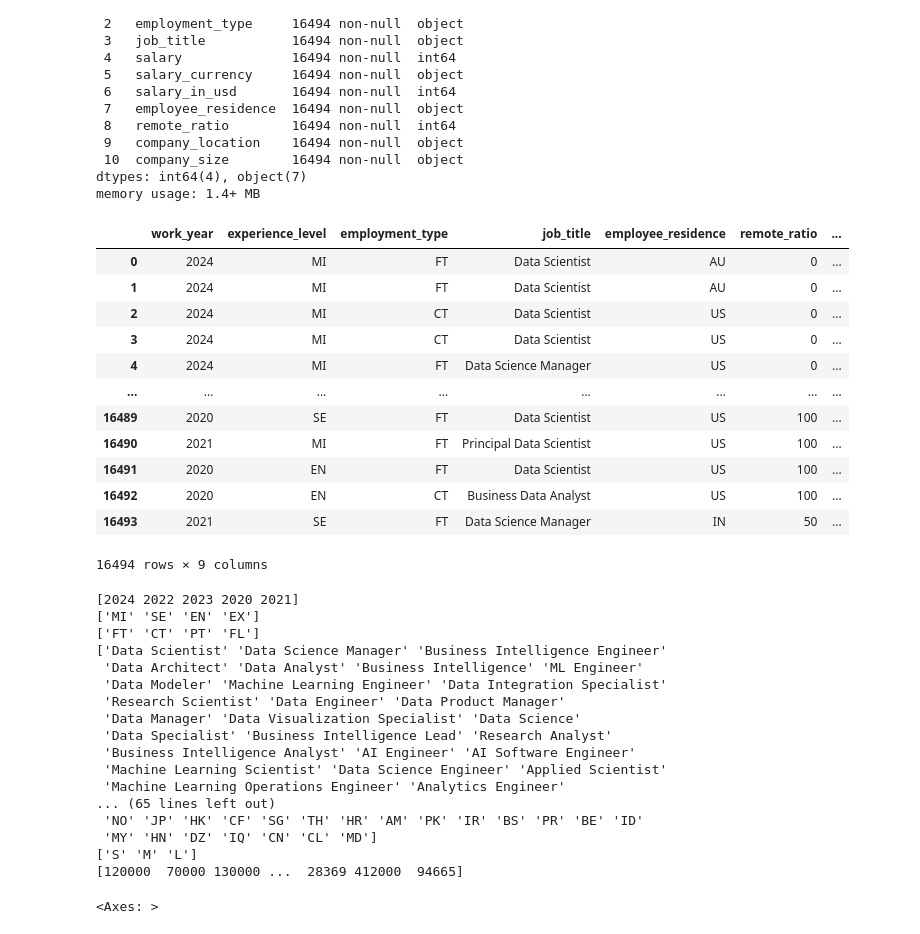
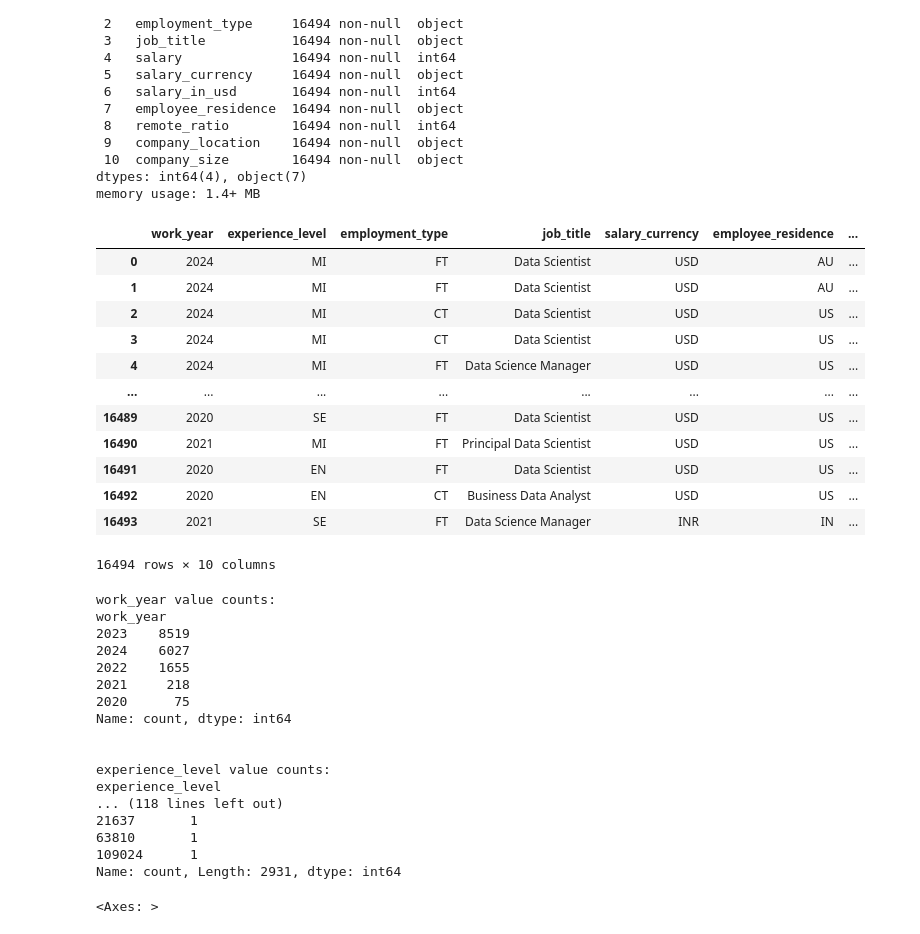
Before and after one commit to YanCotta/SDS-CP032-mlpaygrade, a Jupyter notebook: submissions/team-members/hien-nguyen/salaries_prediction.ipynb, the cells around one changed output. Drawn from its saved outputs; the diff is of its cells as text; code cells hidden in the pictures.

Commit message:
EDA & feature engineering

```diff
--- a/submissions/team-members/hien-nguyen/salaries_prediction.ipynb
+++ b/submissions/team-members/hien-nguyen/salaries_prediction.ipynb
@@ -32,46 +46,49 @@ Data columns (total 11 columns):
 dtypes: int64(4), object(7)
 memory usage: 1.4+ MB
 # %%
-salaries = salaries[['work_year', 'experience_level', 'employment_type', 'job_title',
+salaries = salaries[['work_year', 'experience_level', 'employment_type', 'job_title', 'salary_currency',
                       'employee_residence', 'remote_ratio', 'company_location', 'company_size',
                       'salary_in_usd']]
 salaries
 # %% [output]
-|  | work_year | experience_level | employment_type | job_title | employee_residence | remote_ratio | ... |
-| 0 | 2024 | MI | FT | Data Scientist | AU | 0 | ... |
-| 1 | 2024 | MI | FT | Data Scientist | AU | 0 | ... |
-| 2 | 2024 | MI | CT | Data Scientist | US | 0 | ... |
-| 3 | 2024 | MI | CT | Data Scientist | US | 0 | ... |
-| 4 | 2024 | MI | FT | Data Science Manager | US | 0 | ... |
+|  | work_year | experience_level | employment_type | job_title | salary_currency | employee_residence | ... |
+| 0 | 2024 | MI | FT | Data Scientist | USD | AU | ... |
+| 1 | 2024 | MI | FT | Data Scientist | USD | AU | ... |
+| 2 | 2024 | MI | CT | Data Scientist | USD | US | ... |
+| 3 | 2024 | MI | CT | Data Scientist | USD | US | ... |
+| 4 | 2024 | MI | FT | Data Science Manager | USD | US | ... |
 | ... | ... | ... | ... | ... | ... | ... | ... |
-| 16489 | 2020 | SE | FT | Data Scientist | US | 100 | ... |
-| 16490 | 2021 | MI | FT | Principal Data Scientist | US | 100 | ... |
-| 16491 | 2020 | EN | FT | Data Scientist | US | 100 | ... |
-| 16492 | 2020 | EN | CT | Business Data Analyst | US | 100 | ... |
-| 16493 | 2021 | SE | FT | Data Science Manager | IN | 50 | ... |
+| 16489 | 2020 | SE | FT | Data Scientist | USD | US | ... |
+| 16490 | 2021 | MI | FT | Principal Data Scientist | USD | US | ... |
+| 16491 | 2020 | EN | FT | Data Scientist | USD | US | ... |
+| 16492 | 2020 | EN | CT | Business Data Analyst | USD | US | ... |
+| 16493 | 2021 | SE | FT | Data Science Manager | INR | IN | ... |
-16494 rows × 9 columns
+16494 rows × 10 columns
 # %%
 cols = salaries.columns.values
-for col in cols:
-    print(salaries[col].unique())
+
+for col in salaries.columns:
+    print(f"{col} value counts:")
+    print(salaries[col].value_counts(dropna=False))
+    print("\n")
 # %% [output]
-[2024 2022 2023 2020 2021]
-['MI' 'SE' 'EN' 'EX']
-['FT' 'CT' 'PT' 'FL']
-['Data Scientist' 'Data Science Manager' 'Business Intelligence Engineer'
- 'Data Architect' 'Data Analyst' 'Business Intelligence' 'ML Engineer'
- 'Data Modeler' 'Machine Learning Engineer' 'Data Integration Specialist'
- 'Research Scientist' 'Data Engineer' 'Data Product Manager'
- 'Data Manager' 'Data Visualization Specialist' 'Data Science'
- 'Data Specialist' 'Business Intelligence Lead' 'Research Analyst'
- 'Business Intelligence Analyst' 'AI Engineer' 'AI Software Engineer'
- 'Machine Learning Scientist' 'Data Science Engineer' 'Applied Scientist'
- 'Machine Learning Operations Engineer' 'Analytics Engineer'
-... (65 lines left out)
- 'NO' 'JP' 'HK' 'CF' 'SG' 'TH' 'HR' 'AM' 'PK' 'IR' 'BS' 'PR' 'BE' 'ID'
- 'MY' 'HN' 'DZ' 'IQ' 'CN' 'CL' 'MD']
-['S' 'M' 'L']
-[120000  70000 130000 ...  28369 412000  94665]
+work_year value counts:
+work_year
+2023    8519
+2024    6027
+2022    1655
+2021     218
+2020      75
+Name: count, dtype: int64
+
+
+experience_level value counts:
+experience_level
+... (118 lines left out)
+21637       1
+63810       1
+109024      1
+Name: count, Length: 2931, dtype: int64
 # %%
 numeric_sal = salaries[['work_year', 'remote_ratio', 'salary_in_usd']]
 sns.heatmap(numeric_sal.corr(), annot=True)
```
Also changed, not shown: parts of 30 cells of this notebook, 6 other files.
